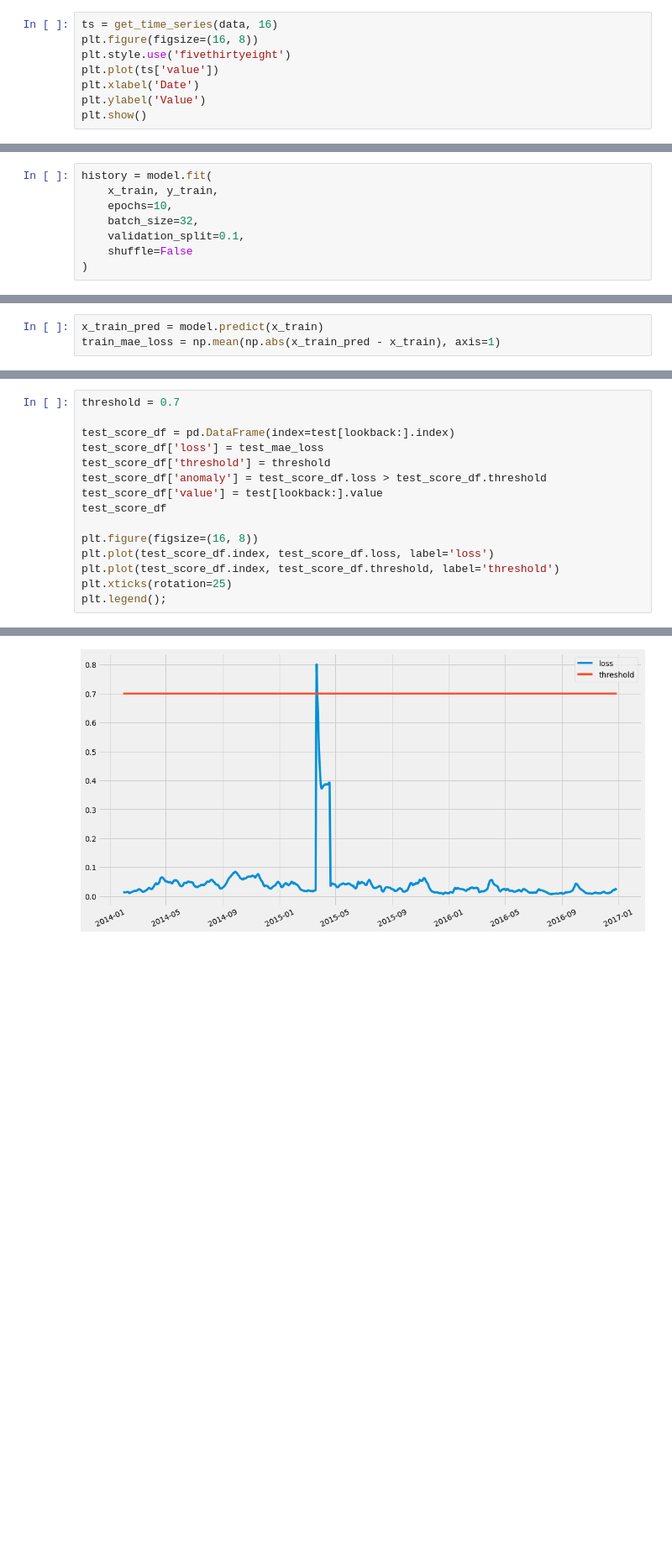
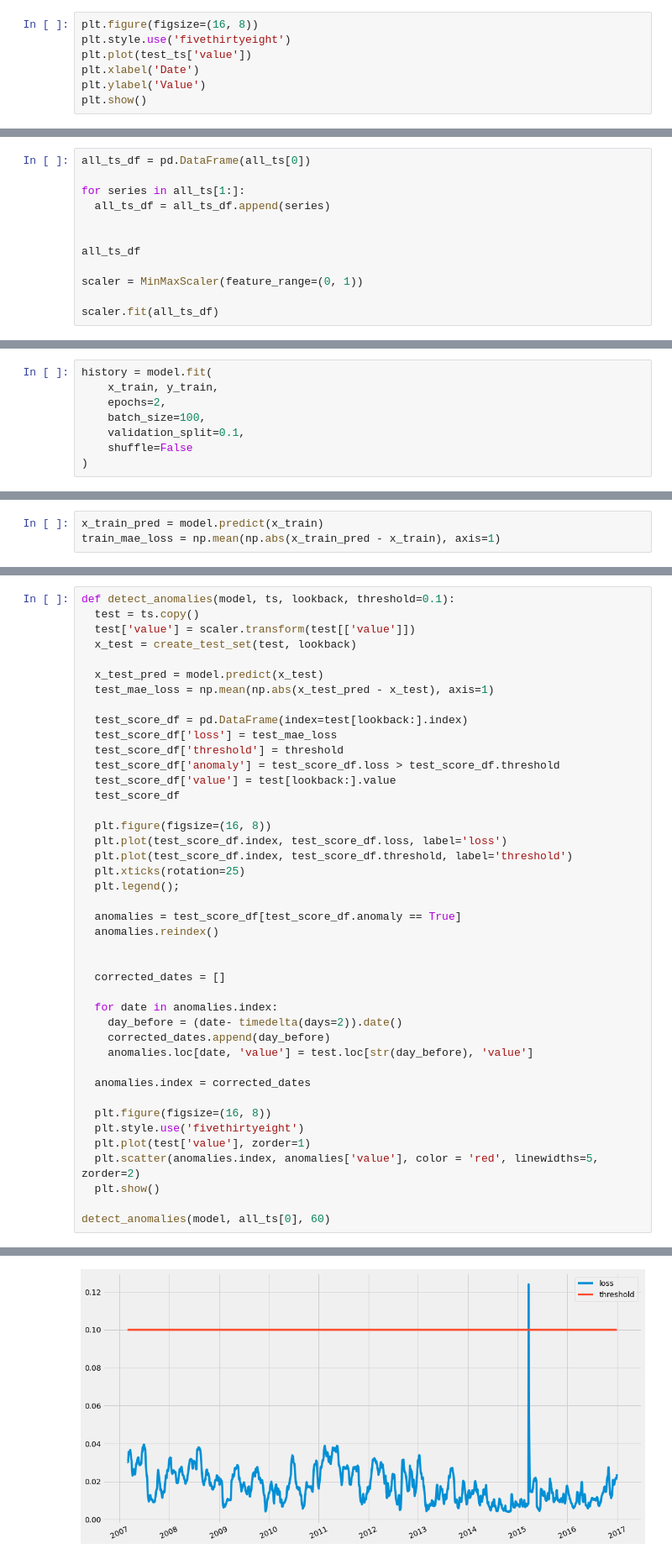
Before and after one commit to Kosmai/LSH_kNN_Clustering, a Jupyter notebook: Time_Series_Analysis/detect.ipynb, the cells around one changed output, grey strips where cells are left out. Shown at 84% size. Cells and saved outputs as stored; diff of their text form; blank space fills up the shorter version.

Commit message:
training with multiple time series

```diff
--- a/Time_Series_Analysis/detect.ipynb
+++ b/Time_Series_Analysis/detect.ipynb
@@ -40,8 +51,7 @@ def get_time_series(data, index, anomalize = True):
 # %%
-ts = get_time_series(data, 16)
 plt.figure(figsize=(16, 8))
 plt.style.use('fivethirtyeight')
-plt.plot(ts['value'])
+plt.plot(test_ts['value'])
 plt.xlabel('Date')
 plt.ylabel('Value')
 plt.show()
@@ -91,0 +60,12 @@ x_test, y_test = create_dataset(test[['value']], test['value'], lookback)
+# %%
+all_ts_df = pd.DataFrame(all_ts[0])
+
+for series in all_ts[1:]:
+  all_ts_df = all_ts_df.append(series)
+
+
+all_ts_df
+
+scaler = MinMaxScaler(feature_range=(0, 1))
+
+scaler.fit(all_ts_df)
@@ -101,8 +131,8 @@ model.compile(optimizer='adam', loss='mae')
 # %%
 history = model.fit(
     x_train, y_train,
-    epochs=10,
-    batch_size=32,
+    epochs=2,
+    batch_size=100,
     validation_split=0.1,
     shuffle=False
 )
@@ -141,16 +147,43 @@ test_mae_loss = np.mean(np.abs(x_test_pred - x_test), axis=1)
 # %%
-threshold = 0.7
+def detect_anomalies(model, ts, lookback, threshold=0.1):
+  test = ts.copy()
+  test['value'] = scaler.transform(test[['value']])
+  x_test = create_test_set(test, lookback)
 
-test_score_df = pd.DataFrame(index=test[lookback:].index)
-test_score_df['loss'] = test_mae_loss
-test_score_df['threshold'] = threshold
-test_score_df['anomaly'] = test_score_df.loss > test_score_df.threshold
-test_score_df['value'] = test[lookback:].value
-test_score_df
+  x_test_pred = model.predict(x_test)
+  test_mae_loss = np.mean(np.abs(x_test_pred - x_test), axis=1)
 
-plt.figure(figsize=(16, 8))
-plt.plot(test_score_df.index, test_score_df.loss, label='loss')
-plt.plot(test_score_df.index, test_score_df.threshold, label='threshold')
-plt.xticks(rotation=25)
-plt.legend();
+  test_score_df = pd.DataFrame(index=test[lookback:].index)
+  test_score_df['loss'] = test_mae_loss
+  test_score_df['threshold'] = threshold
+  test_score_df['anomaly'] = test_score_df.loss > test_score_df.threshold
+  test_score_df['value'] = test[lookback:].value
+  test_score_df
+
+  plt.figure(figsize=(16, 8))
+  plt.plot(test_score_df.index, test_score_df.loss, label='loss')
+  plt.plot(test_score_df.index, test_score_df.threshold, label='threshold')
+  plt.xticks(rotation=25)
+  plt.legend();
+
+  anomalies = test_score_df[test_score_df.anomaly == True]
+  anomalies.reindex()
+
+
+  corrected_dates = []
+
+  for date in anomalies.index:
+    day_before = (date- timedelta(days=2)).date()
+    corrected_dates.append(day_before)
+    anomalies.loc[date, 'value'] = test.loc[str(day_before), 'value']
+
+  anomalies.index = corrected_dates
+
+  plt.figure(figsize=(16, 8))
+  plt.style.use('fivethirtyeight')
+  plt.plot(test['value'], zorder=1)
+  plt.scatter(anomalies.index, anomalies['value'], color = 'red', linewidths=5, zorder=2)
+  plt.show()
+
+detect_anomalies(model, all_ts[0], 60)
 # %% [output]
@@ -157 +196 @@ plt.legend();
-[figure, old version]
+[figure, new version]
```
Also changed, not shown: parts of 13 cells of this notebook.
